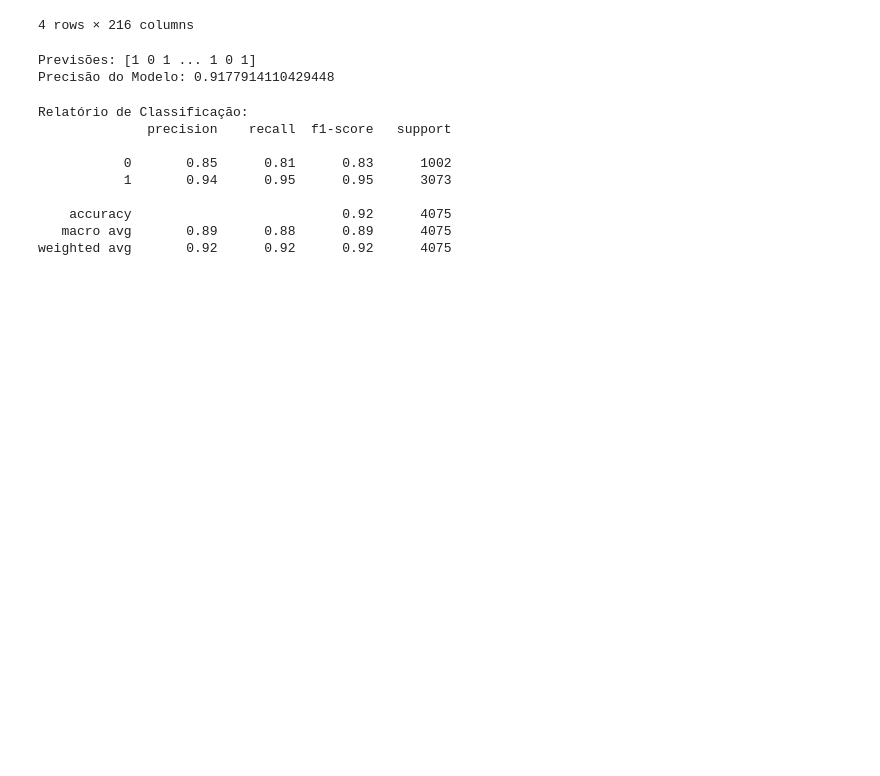
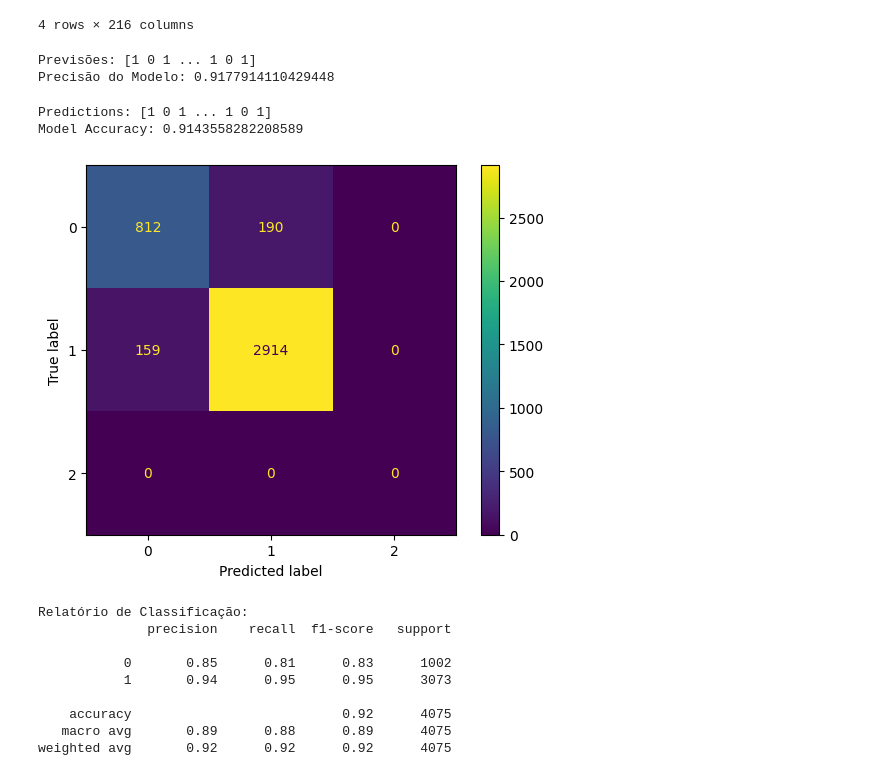
Before and after one commit to Andessonreis/Machine-Learning-Model-Spectrum, a Jupyter notebook: k-Nearest Neighbors (k-NN)/KNNDetecçãoMalware.ipynb, the cells around one changed output. Saved outputs shown, nothing was run; the diff lists cells and outputs as text; code cells hidden in the pictures; blank space fills up the shorter version.

Commit message:
feat: add matrix de confusão

```diff
--- a/k-Nearest Neighbors (k-NN)/KNNDetecçãoMalware.ipynb
+++ b/k-Nearest Neighbors (k-NN)/KNNDetecçãoMalware.ipynb
@@ -65,6 +66,49 @@ print("Precisão do Modelo:", precisao)
 # %% [output]
 Previsões: [1 0 1 ... 1 0 1]
 Precisão do Modelo: 0.9177914110429448
+# %%
+"""Normalização de dados"""
+
+scaler = StandardScaler()
+X_train_scaled = scaler.fit_transform(X_train)
+X_test_scaled = scaler.transform(X_test)
+
+# Inicialização do classificador k-NN com ajuste de parâmetros
+k = 5
+classifier = KNeighborsClassifier(n_neighbors=k)
+
+# Treinamento do modelo
+classifier.fit(X_train_scaled, y_train_encoded)
+
+# Realização de previsões
+predictions = classifier.predict(X_test_scaled)
+
+# Cálculo do relatório de classificação
+report = classification_report(y_test_encoded, predictions)
+
+# Cálculo da acurácia do modelo
+accuracy = accuracy_score(y_test_encoded, predictions)
+
+# Print das previsões e da acurácia
+print("Predictions:", predictions)
+print("Model Accuracy:", accuracy)
+# %% [output]
+Predictions: [1 0 1 ... 1 0 1]
+Model Accuracy: 0.9143558282208589
+# %%
+'''Matriz de Confusão'''
+
+result = classifier.predict(X_test_scaled)
+#print(confusion_matrix(y_test, result))
+
+cm = confusion_matrix(y_test_encoded, result, labels=[0,1,2])
+# pega o resultado em um objeto
+disp = ConfusionMatrixDisplay(confusion_matrix=cm)
+
+disp.plot()
+plt.show()
+# %% [output]
+[figure, added]
 # %%
 print('Relatório de Classificação:')
 print(relatorio)
```
Also changed, not shown: parts of 2 cells of this notebook.
